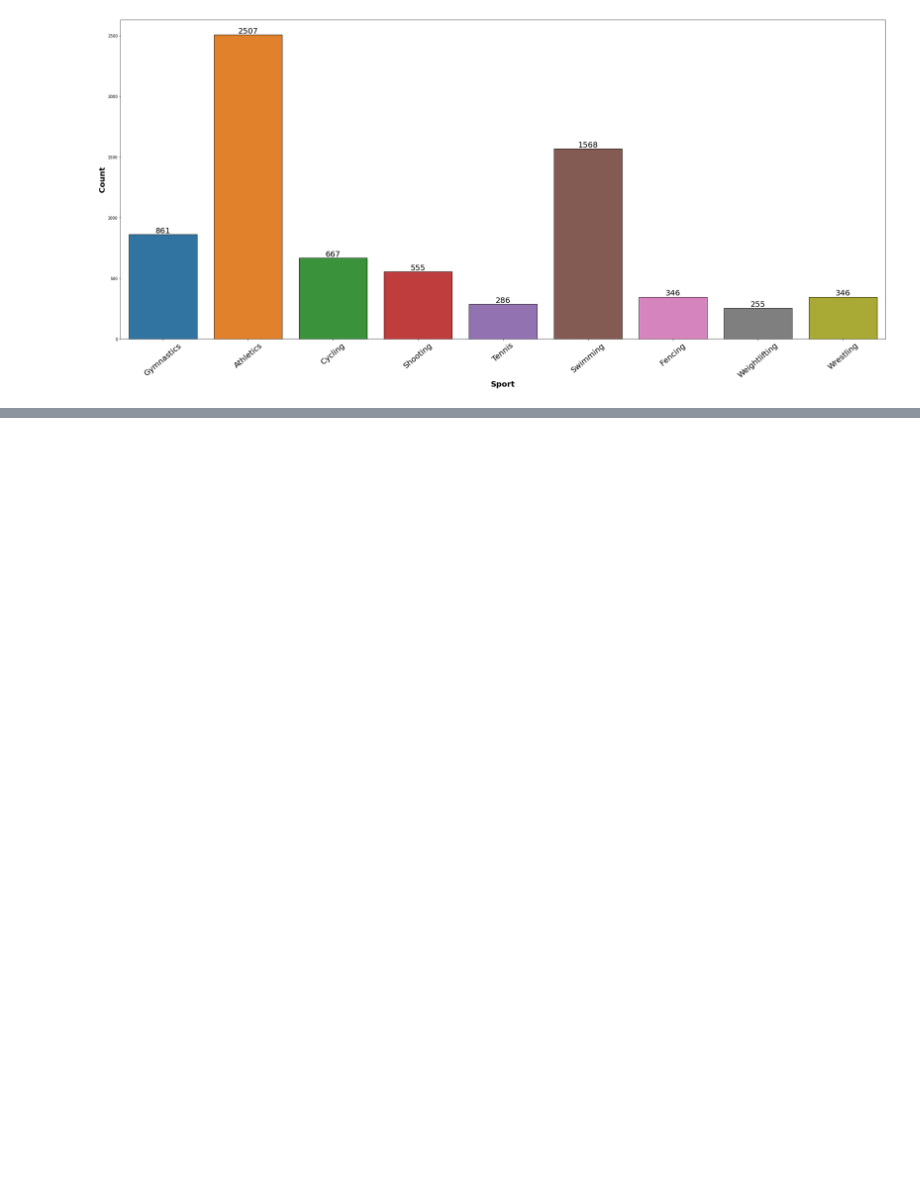
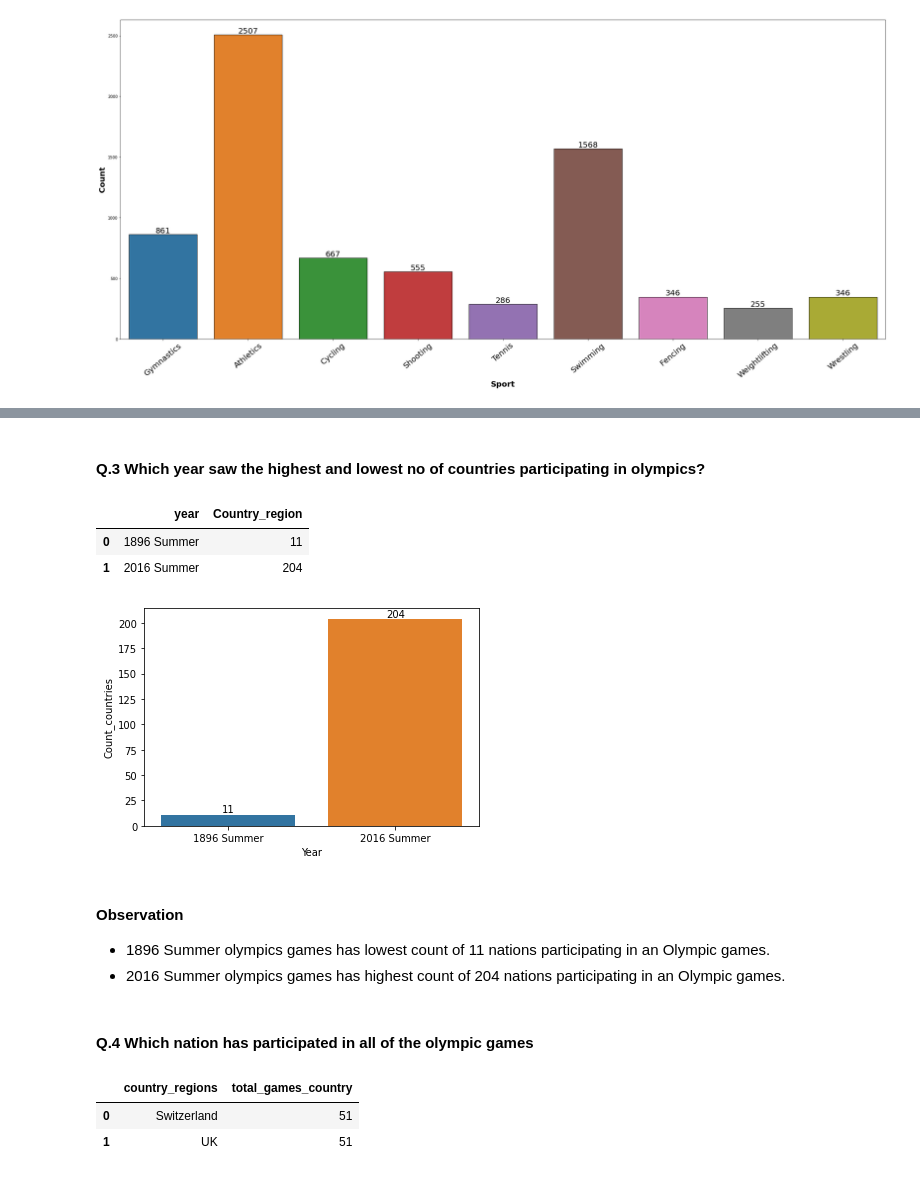
Before and after one commit to kirandhasade/Olympics_Sql_Project, a Jupyter notebook: Olympics.ipynb, the cells around one changed output, grey strips where cells are left out. Cells and saved outputs as stored; diff of their text form; code cells hidden in the pictures; blank space fills up the shorter version.

```diff
--- a/Olympics.ipynb
+++ b/Olympics.ipynb
@@ -367,0 +332,2 @@ olympics_data
+# %% [markdown]
+#### Q.3 Which year saw the highest and lowest no of countries participating in olympics?
@@ -367,0 +362,22 @@ olympics_data
+# %%
+olympics_data
+# %% [output]
+|  | year | Country_region |
+| 0 | 1896 Summer | 11 |
+| 1 | 2016 Summer | 204 |
+# %%
+plt.figure(figsize=(6,4))
+
+
+ax=sns.barplot(x = 'year', y = 'Country_region', data=olympics_data)
+plt.xlabel("Year")
+plt.ylabel("Count_countries")
+ax = ax.bar_label(ax.containers[0])
+# %% [output]
+[figure, added]
+# %% [markdown]
+#### Observation
+- 1896 Summer olympics games has lowest count of 11 nations participating in an Olympic games.
+- 2016 Summer olympics games has highest count of 204 nations participating in an Olympic games.
+# %% [markdown]
+#### Q.4 Which nation has participated in all of the olympic games
@@ -367,0 +418,6 @@ olympics_data
+# %%
+olympics_data
+# %% [output]
+|  | country_regions | total_games_country |
+| 0 | Switzerland | 51 |
+| 1 | UK | 51 |
```
Also changed, not shown: parts of 24 cells of this notebook.
